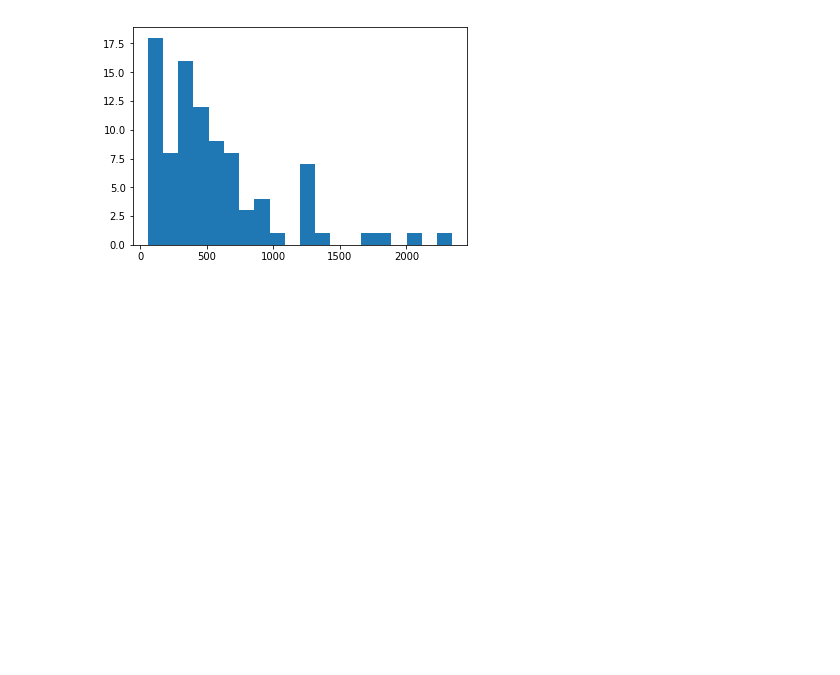
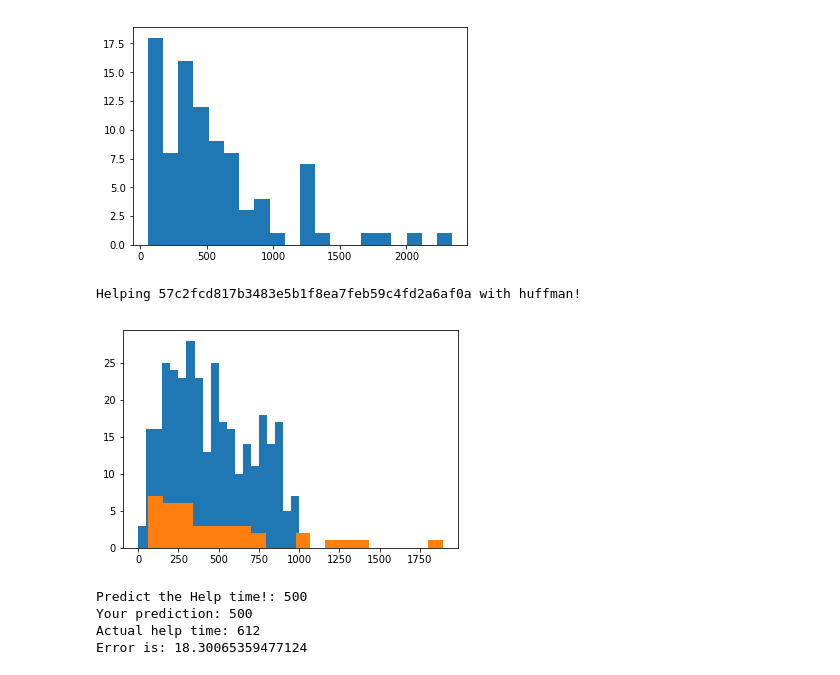
Before and after one commit to randomshuffle/122OHestimator, a Jupyter notebook: OH Queue Estimator.ipynb, the cells around one changed output. Cells and saved outputs as stored; diff of their text form; code cells hidden in the pictures; blank space fills up the shorter version.

Commit message:
Made prediction game

```diff
--- a/OH Queue Estimator.ipynb
+++ b/OH Queue Estimator.ipynb
@@ -282,3 +300,35 @@ plt.hist(helpthispersonpls91, bins=20)
          1658.2,  1772.5,  1886.8,  2001.1,  2115.4,  2229.7,  2344. ]),
  <a list of 20 Patch objects>)
 [figure]
+# %%
+def game():
+
+    record = df5.sample()
+    andrew = record['andrew_id_hash'].to_string(header=False, index=False)
+    ht = int(record['HT'].to_string(header=False, index=False))
+    new_id = record['new_id'].to_string(header=False, index=False)
+
+    print("Helping " + andrew + " with " + new_id + "!")
+
+    assignment_stats = df5['HT'].where(df5['new_id'] == new_id).dropna()
+    plt.hist(assignment_stats, bins=20, range=(0,1800))
+
+    person_stats = df5['HT'].where(df5['andrew_id_hash'] == andrew).dropna()
+    plt.hist(person_stats, bins=20)
+
+    plt.show()
+
+    prediction = int(input("Predict the Help time!: "))
+
+    print("Your prediction: " + str(prediction))
+    print("Actual help time: " + str(ht))
+    print("Error is: " + str(abs(prediction-ht)/ht * 100))
+# %%
+game()
+# %% [output]
+Helping 57c2fcd817b3483e5b1f8ea7feb59c4fd2a6af0a with huffman!
+[figure, added]
+Predict the Help time!: 500
+Your prediction: 500
+Actual help time: 612
+Error is: 18.30065359477124
```
Also changed, not shown: parts of 5 cells of this notebook.
